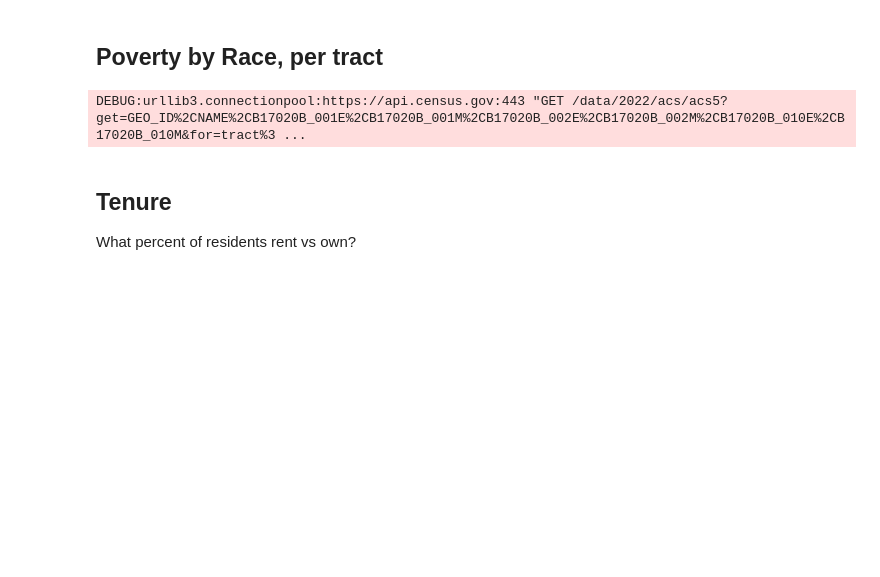
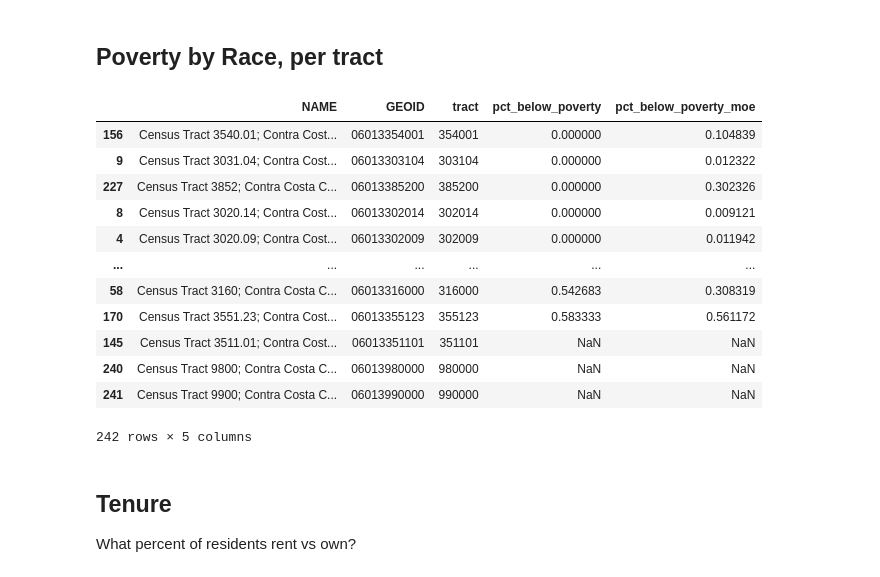
Before and after one commit to mbecica/richmond-trends, a Jupyter notebook: cc-county-trends.ipynb, the cells around one changed output. Saved outputs shown, nothing was run; the diff lists cells and outputs as text; code cells hidden in the pictures; blank space fills up the shorter version.

```diff
--- a/cc-county-trends.ipynb
+++ b/cc-county-trends.ipynb
@@ -270,45 +270,58 @@ def process_race_tracts(in_df):
         df.loc[df.total < 25, f'pct_{group}_moe'] = float('NaN')
 
         #NaN-out any tracts of too-low moe
-        df.loc[df[f'pct_{group}_moe']/df[f'pct_{group}'] > .4, f'pct_{group}'] = float('NaN')
-        df.loc[df[f'pct_{group}_moe']/df[f'pct_{group}'] > .4, f'pct_{group}_moe'] = float('NaN')
+        #df.loc[df[f'pct_{group}_moe']/df[f'pct_{group}'] > .4, f'pct_{group}'] = float('NaN')
+        #df.loc[df[f'pct_{group}_moe']/df[f'pct_{group}'] > .4, f'pct_{group}_moe'] = float('NaN')
 
     return df
 # %%
 # Contra Costa Poverty by Race
 # White Non-Hispanic table B17020H
 # Hispanic B17020I
 # Black B17020B
 # Asian B17020D
 poverty_in_columns = {
     "GEO_ID": "GEO_ID",
     "NAME": "NAME",
-    "B17020B_001E": "total",
-    "B17020B_001M": "total_moe",
-    "B17020B_002E": "below_poverty",
-    "B17020B_002M": "below_poverty_moe",
-    "B17020B_010E": "above_poverty",
-    "B17020B_010M": "above_poverty_moe"
+    "B17020I_001E": "total",
+    "B17020I_001M": "total_moe",
+    "B17020I_002E": "below_poverty",
+    "B17020I_002M": "below_poverty_moe",
+    "B17020I_010E": "above_poverty",
+    "B17020I_010M": "above_poverty_moe"
 }
 poverty_out_columns = ['NAME', 'tract', 'pct_below_poverty', 'pct_below_poverty_moe']
 
 df_poverty_tracts_2022 = pd.DataFrame(
     c.acs5.get(
         list(poverty_in_columns.keys()),
         {'for': 'tract:*', 'in': 'state:06 county:013'},
         year=2022
     )
 )
 df_poverty_tracts_2022 = df_poverty_tracts_2022.rename(columns=poverty_in_columns)
 
 df_pov_2022_proc = process_race_tracts(df_poverty_tracts_2022)
 
 df_p_out = df_pov_2022_proc[poverty_out_columns]
 df_p_out.insert(1, "GEOID", '06013' + df_p_out["tract"])
+df_p_out.sort_values(by=["pct_below_poverty"])
 
-df_p_out.to_csv("poverty_tracts/bp_black_ccc.csv", index=False)
+# df_p_out.to_csv("poverty_tracts/bp_hispanic_ccc.csv", index=False)
 # %% [output]
+|  | NAME | GEOID | tract | pct_below_poverty | pct_below_poverty_moe |
+| 156 | Census Tract 3540.01; Contra Cost... | 06013354001 | 354001 | 0.000000 | 0.104839 |
+| 9 | Census Tract 3031.04; Contra Cost... | 06013303104 | 303104 | 0.000000 | 0.012322 |
+| 227 | Census Tract 3852; Contra Costa C... | 06013385200 | 385200 | 0.000000 | 0.302326 |
+| 8 | Census Tract 3020.14; Contra Cost... | 06013302014 | 302014 | 0.000000 | 0.009121 |
+| 4 | Census Tract 3020.09; Contra Cost... | 06013302009 | 302009 | 0.000000 | 0.011942 |
+| ... | ... | ... | ... | ... | ... |
+| 58 | Census Tract 3160; Contra Costa C... | 06013316000 | 316000 | 0.542683 | 0.308319 |
+| 170 | Census Tract 3551.23; Contra Cost... | 06013355123 | 355123 | 0.583333 | 0.561172 |
+| 145 | Census Tract 3511.01; Contra Cost... | 06013351101 | 351101 | NaN | NaN |
+| 240 | Census Tract 9800; Contra Costa C... | 06013980000 | 980000 | NaN | NaN |
+| 241 | Census Tract 9900; Contra Costa C... | 06013990000 | 990000 | NaN | NaN |
-DEBUG:urllib3.connectionpool:https://api.census.gov:443 "GET /data/2022/acs/acs5?get=GEO_ID%2CNAME%2CB17020B_001E%2CB17020B_001M%2CB17020B_002E%2CB17020B_002M%2CB17020B_010E%2CB17020B_010M&for=tract%3 ...
+242 rows × 5 columns
 # %% [markdown]
 ## Tenure
 What percent of residents rent vs own?
```
Also changed, not shown: parts of 1 cell of this notebook, 4 other files.
